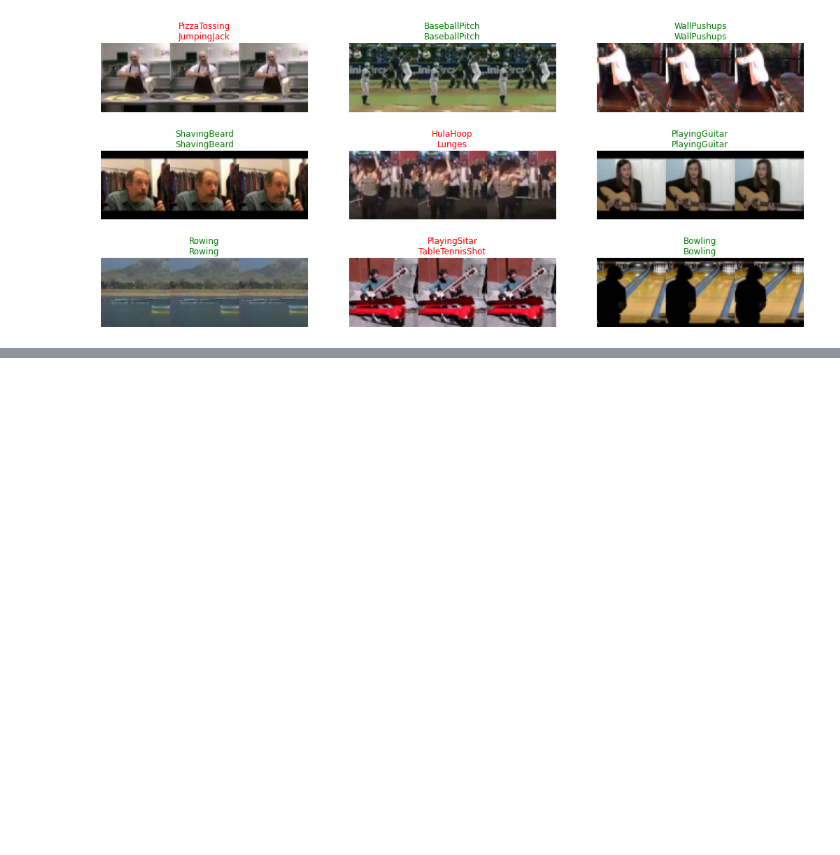
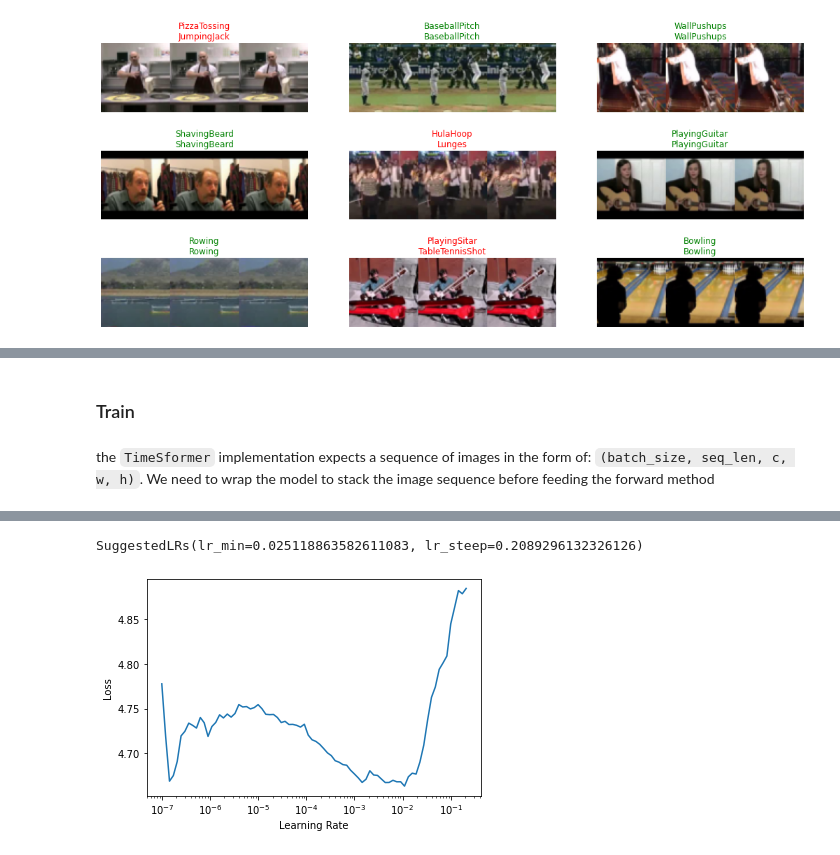
Before and after one commit to tcapelle/tcapelle.github.io, a Jupyter notebook: _notebooks/2021-03-15-image_sequences.ipynb, the cells around one changed output, grey strips where cells are left out. Cells and saved outputs as stored; diff of their text form; code cells hidden in the pictures; blank space fills up the shorter version.

Commit message:
timesformer

```diff
--- a/_notebooks/2021-03-15-image_sequences.ipynb
+++ b/_notebooks/2021-03-15-image_sequences.ipynb
@@ -589,0 +613,27 @@ learn.show_results()
+# %% [markdown]
+### Train
+# %% [markdown]
+the `TimeSformer` implementation expects a sequence of images in the form of: `(batch_size, seq_len, c, w, h)`. We need to wrap the model to stack the image sequence before feeding the forward method
+# %%
+class MyTimeSformer(TimeSformer):
+    def forward(self, x):
+        x = torch.stack(x, dim=1)
+        return super().forward(x)
+# %%
+timesformer = MyTimeSformer(
+    dim = 128,
+    image_size = 128,
+    patch_size = 16,
+    num_frames = 5,
+    num_classes = 101,
+    depth = 12,
+    heads = 8,
+    dim_head =  64,
+    attn_dropout = 0.1,
+    ff_dropout = 0.1
+).cuda()
+# %%
+learn_tf = Learner(dls, timesformer, metrics=[accuracy]).to_fp16()
+# %%
+learn_tf.lr_find()
+# %% [output]
@@ -589,0 +641,2 @@ learn.show_results()
+SuggestedLRs(lr_min=0.025118863582611083, lr_steep=0.2089296132326126)
+[figure, added]
```
Also changed, not shown: parts of 11 cells of this notebook, 2 other files.
